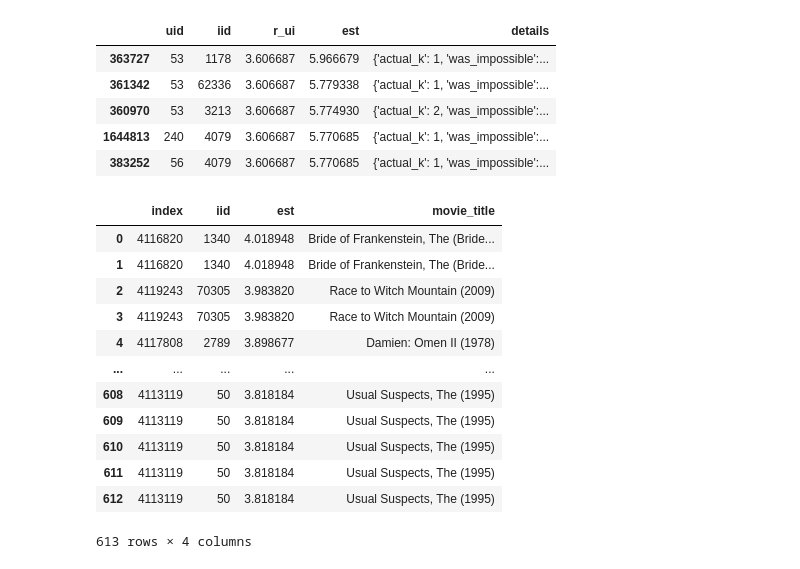
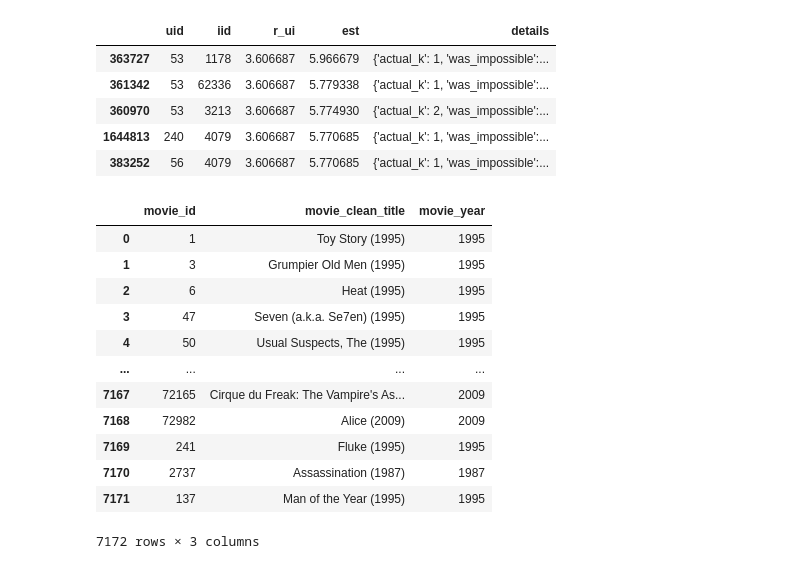
Before and after one commit to LorenaGiVa/Caso---Marketing, a Jupyter notebook: c_modelos.ipynb, the cells around one changed output. Saved outputs shown, nothing was run; the diff lists cells and outputs as text; code cells hidden in the pictures.

```diff
--- a/c_modelos.ipynb
+++ b/c_modelos.ipynb
@@ -545,34 +546,20 @@ predictions_df.sort_values(by='est',ascending=False).head()
 | 360970 | 53 | 3213 | 3.606687 | 5.774930 | {'actual_k': 2, 'was_impossible':... |
 | 1644813 | 240 | 4079 | 3.606687 | 5.770685 | {'actual_k': 1, 'was_impossible':... |
 | 383252 | 56 | 4079 | 3.606687 | 5.770685 | {'actual_k': 1, 'was_impossible':... |
-# %%
-##### funcion para recomendar los 10 peliculas con mejores predicciones y llevar base de datos para consultar resto de información
-def recomendaciones(user_id,n_recomend=10):
-
-    predictions_userID = predictions_df[predictions_df['uid'] == user_id].\
-                    sort_values(by="est", ascending = False).head(n_recomend)
-
-    recomendados = predictions_userID[['iid','est']]
-    recomendados.to_sql('reco',conn,if_exists="replace")
-
-    recomendados=pd.read_sql('''select a.*, b.movie_title
-                             from reco a left join full_ratings b
-                             on a.iid=b.movie_id ''', conn)
-
-    return(recomendados)
-
-recomendaciones(user_id=609,n_recomend=10)
-# %% [output]
-|  | index | iid | est | movie_title |
-| 0 | 4116820 | 1340 | 4.018948 | Bride of Frankenstein, The (Bride... |
-| 1 | 4116820 | 1340 | 4.018948 | Bride of Frankenstein, The (Bride... |
-| 2 | 4119243 | 70305 | 3.983820 | Race to Witch Mountain (2009) |
-| 3 | 4119243 | 70305 | 3.983820 | Race to Witch Mountain (2009) |
-| 4 | 4117808 | 2789 | 3.898677 | Damien: Omen II (1978) |
-| ... | ... | ... | ... | ... |
-| 608 | 4113119 | 50 | 3.818184 | Usual Suspects, The (1995) |
-| 609 | 4113119 | 50 | 3.818184 | Usual Suspects, The (1995) |
-| 610 | 4113119 | 50 | 3.818184 | Usual Suspects, The (1995) |
-| 611 | 4113119 | 50 | 3.818184 | Usual Suspects, The (1995) |
-| 612 | 4113119 | 50 | 3.818184 | Usual Suspects, The (1995) |
-613 rows × 4 columns
+# %%
+movies = movies.drop(columns=['movie_genres'])
+movies
+# %% [output]
+|  | movie_id | movie_clean_title | movie_year |
+| 0 | 1 | Toy Story (1995) | 1995 |
+| 1 | 3 | Grumpier Old Men (1995) | 1995 |
+| 2 | 6 | Heat (1995) | 1995 |
+| 3 | 47 | Seven (a.k.a. Se7en) (1995) | 1995 |
+| 4 | 50 | Usual Suspects, The (1995) | 1995 |
+| ... | ... | ... | ... |
+| 7167 | 72165 | Cirque du Freak: The Vampire's As... | 2009 |
+| 7168 | 72982 | Alice (2009) | 2009 |
+| 7169 | 241 | Fluke (1995) | 1995 |
+| 7170 | 2737 | Assassination (1987) | 1987 |
+| 7171 | 137 | Man of the Year (1995) | 1995 |
+7172 rows × 3 columns
```
Also changed, not shown: parts of 8 cells of this notebook.
